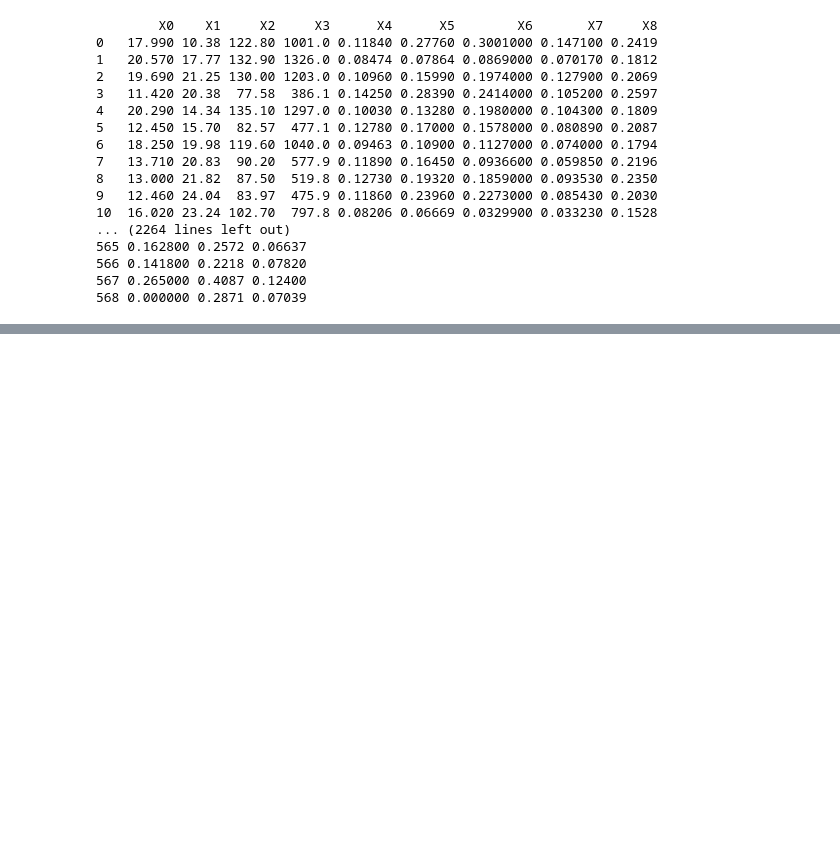
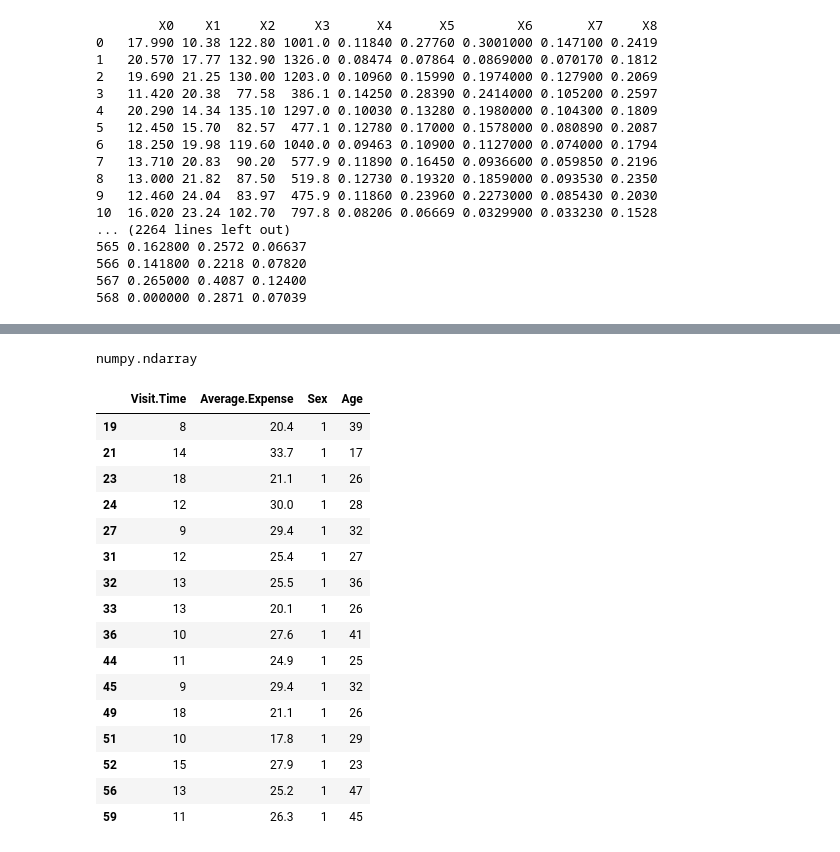
Before and after one commit to YuHsuanLin/riii, a Jupyter notebook: cb102/sklearn_example.ipynb, the cells around one changed output, grey strips where cells are left out. Drawn from its saved outputs; the diff is of its cells as text; code cells hidden in the pictures; blank space fills up the shorter version.

```diff
--- a/cb102/sklearn_example.ipynb
+++ b/cb102/sklearn_example.ipynb
@@ -185,0 +236,4 @@ print(df)
+# %%
+type(df.values)
+# %% [output]
+numpy.ndarray
@@ -185,0 +250,20 @@ print(df)
+# %%
+df[cluster == 1]
+# %% [output]
+|  | Visit.Time | Average.Expense | Sex | Age |
+| 19 | 8 | 20.4 | 1 | 39 |
+| 21 | 14 | 33.7 | 1 | 17 |
+| 23 | 18 | 21.1 | 1 | 26 |
+| 24 | 12 | 30.0 | 1 | 28 |
+| 27 | 9 | 29.4 | 1 | 32 |
+| 31 | 12 | 25.4 | 1 | 27 |
+| 32 | 13 | 25.5 | 1 | 36 |
+| 33 | 13 | 20.1 | 1 | 26 |
+| 36 | 10 | 27.6 | 1 | 41 |
+| 44 | 11 | 24.9 | 1 | 25 |
+| 45 | 9 | 29.4 | 1 | 32 |
+| 49 | 18 | 21.1 | 1 | 26 |
+| 51 | 10 | 17.8 | 1 | 29 |
+| 52 | 15 | 27.9 | 1 | 23 |
+| 56 | 13 | 25.2 | 1 | 47 |
+| 59 | 11 | 26.3 | 1 | 45 |
```
Also changed, not shown: parts of 16 cells of this notebook, 1 other file.
